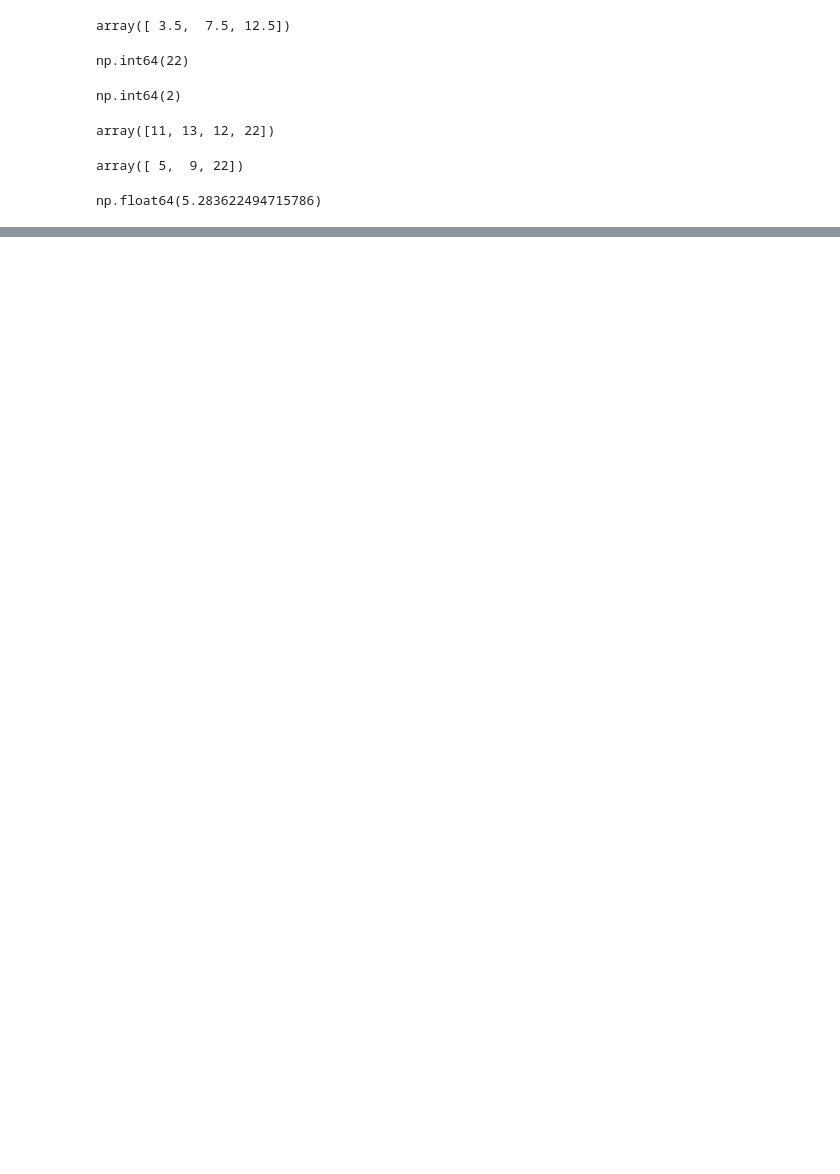
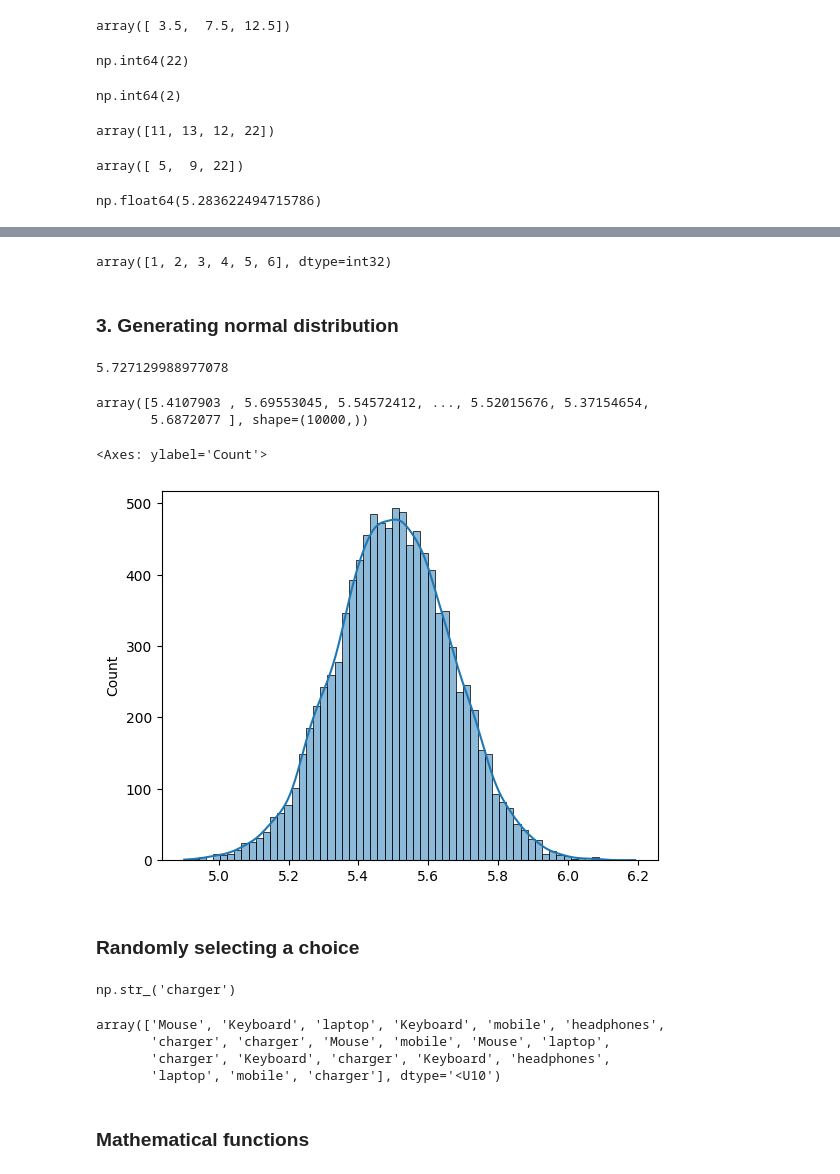
Before and after one commit to utkarshg1/Advanced-Python-Wakad-6-pm, a Jupyter notebook: 7 Numpy/numpy.ipynb, the cells around one changed output, grey strips where cells are left out. Saved outputs shown, nothing was run; the diff lists cells and outputs as text; code cells hidden in the pictures; blank space fills up the shorter version.

```diff
--- a/7 Numpy/numpy.ipynb
+++ b/7 Numpy/numpy.ipynb
@@ -297,0 +412,24 @@ np.float64(5.283622494715786)
+# %%
+np.unique(dice)
+# %% [output]
+array([1, 2, 3, 4, 5, 6], dtype=int32)
+# %% [markdown]
+### 3. Generating normal distribution
+# %%
+np.random.normal(loc= 5.5, scale= 0.5/3)
+# %% [output]
+5.727129988977078
+# %%
+h = np.random.normal(loc= 5.5, scale=0.5/3, size=10000)
+h
+# %% [output]
+array([5.4107903 , 5.69553045, 5.54572412, ..., 5.52015676, 5.37154654,
+       5.6872077 ], shape=(10000,))
+# %%
+import seaborn as sns
+sns.histplot(data=h, kde=True)
+# %% [output]
+<Axes: ylabel='Count'>
+[figure, added]
+# %% [markdown]
+### Randomly selecting a choice
@@ -297,0 +438,13 @@ np.float64(5.283622494715786)
+# %%
+np.random.choice(a)
+# %% [output]
+np.str_('charger')
+# %%
+np.random.choice(a, size=20)
+# %% [output]
+array(['Mouse', 'Keyboard', 'laptop', 'Keyboard', 'mobile', 'headphones',
+       'charger', 'charger', 'Mouse', 'mobile', 'Mouse', 'laptop',
+       'charger', 'Keyboard', 'charger', 'Keyboard', 'headphones',
+       'laptop', 'mobile', 'charger'], dtype='<U10')
+# %% [markdown]
+### Mathematical functions
```
Also changed, not shown: parts of 46 cells of this notebook.
